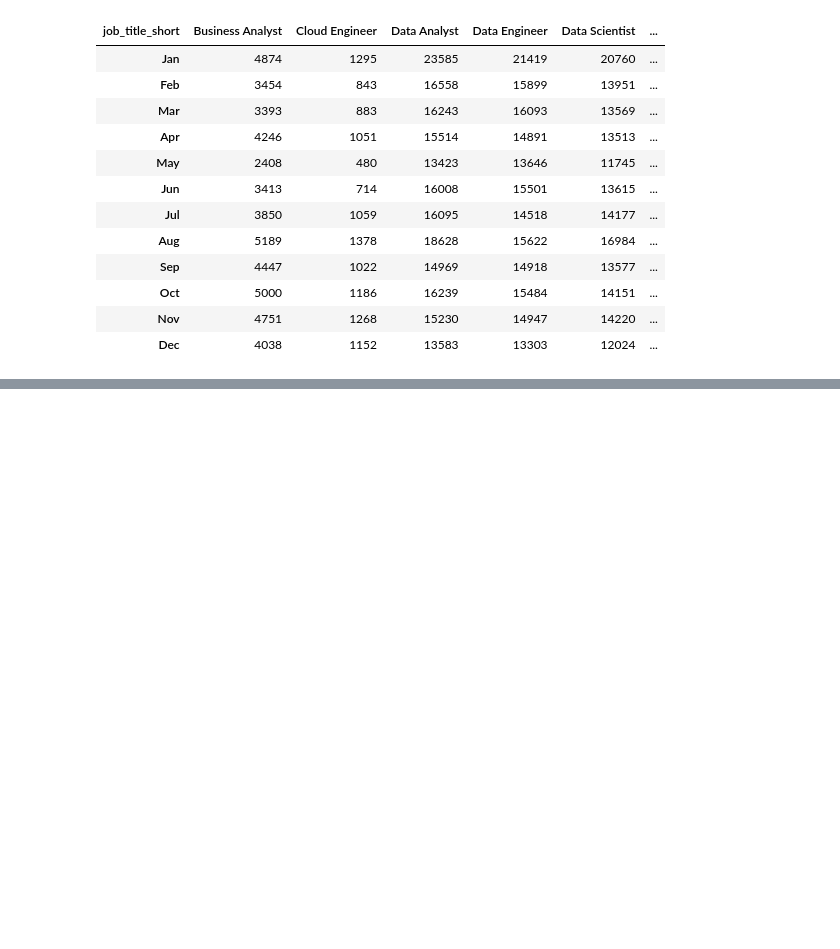
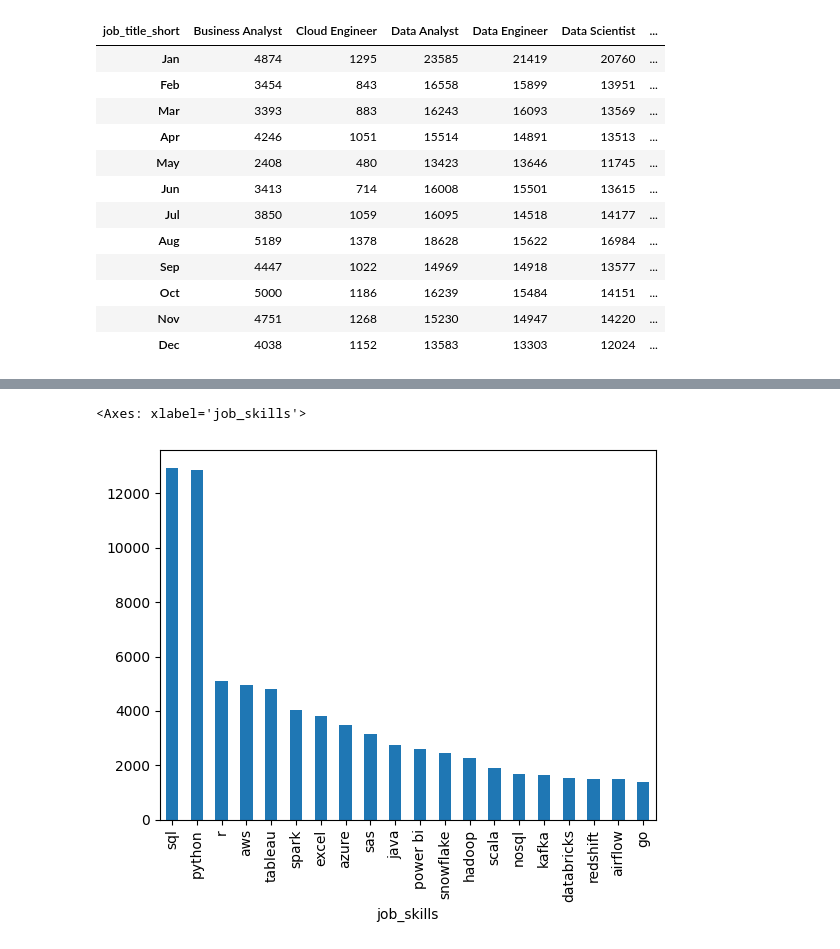
Before and after one commit to ahmedsayedtalib/data-analytics, a Jupyter notebook: training.ipynb, the cells around one changed output, grey strips where cells are left out. Cells and saved outputs as stored; diff of their text form; code cells hidden in the pictures; blank space fills up the shorter version.

```diff
--- a/training.ipynb
+++ b/training.ipynb
@@ -1236,0 +1501,10 @@ all_quarters
+# %%
+def projected_salary(row):
+    if "Senior" in row['job_title_short']:
+        return row['salary_year_avg'] * 1.05
+    else:
+        return row['salary_year_avg'] * 1.03
+# %%
+ahmedsayed['salary_year_avg'].dropna(inplace=True)
+# %%
+ahmedsayed['inflated_salary'] = ahmedsayed.apply(projected_salary,axis=1)
@@ -1236,0 +1513,7 @@ all_quarters
+# %%
+skills = ahmedsayed[['job_title_short','salary_year_avg','job_skills']].dropna(subset=['salary_year_avg','job_skills'])
+# %%
+skills.explode('job_skills').value_counts(subset='job_skills').head(20).plot(kind='bar')
+# %% [output]
+<Axes: xlabel='job_skills'>
+[figure, added]
```
Also changed, not shown: parts of 85 cells of this notebook, 3 other files.
